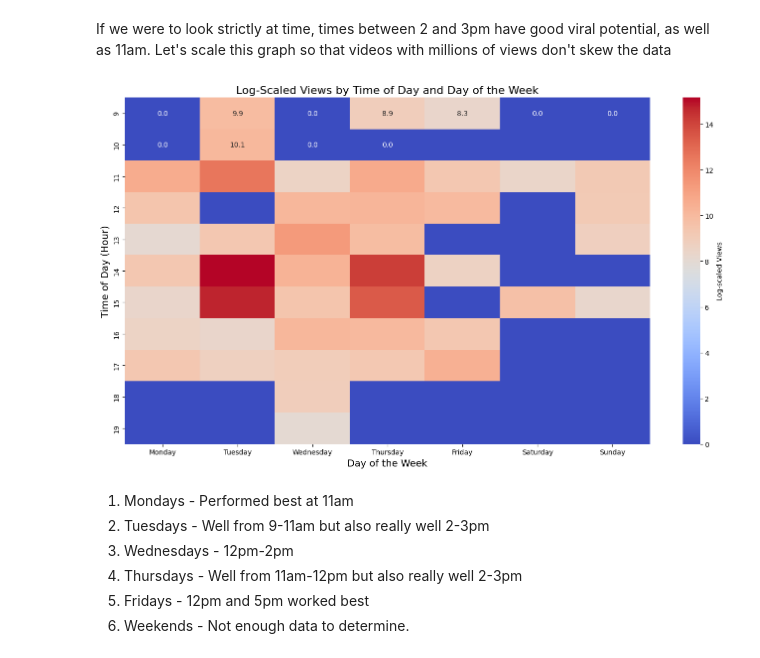
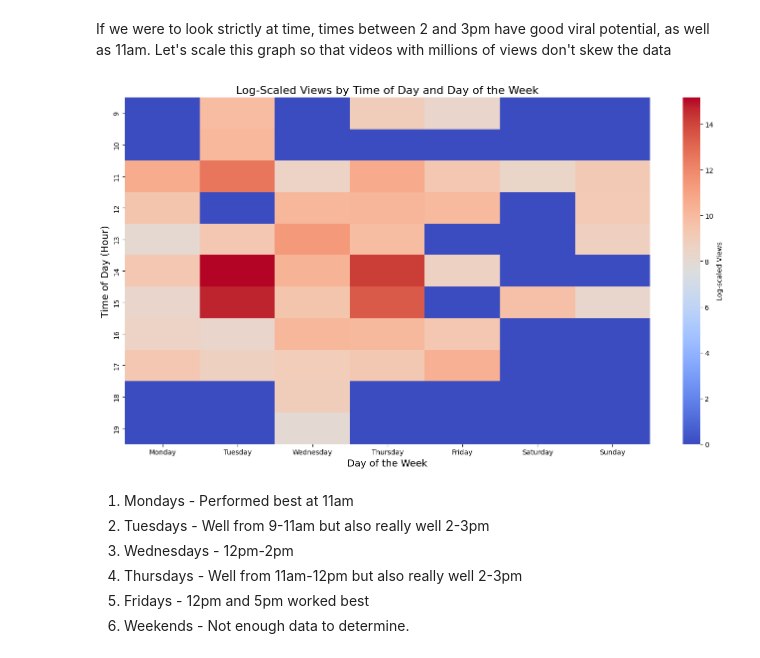
Before and after one commit to hjake22/washusocial24summerintern, a Jupyter notebook: exploringTikTokAnalytics.ipynb, the cells around one changed output. Cells and saved outputs as stored; diff of their text form; code cells hidden in the pictures.

```diff
--- a/exploringTikTokAnalytics.ipynb
+++ b/exploringTikTokAnalytics.ipynb
@@ -1256,32 +1256,32 @@ If we were to look strictly at time, times between 2 and 3pm have good viral pot
 # %%
 df['Day of week'] = pd.Categorical(df['Day of week'], categories=['Monday', 'Tuesday', 'Wednesday', 'Thursday', 'Friday', 'Saturday', 'Sunday'], ordered=True)
 
 # Extract the hour from 'Time of day'
 df['Hour'] = pd.to_datetime(df['Time of day'], format='%H:%M').dt.hour
 
 # Aggregate the data to get the sum of views for each combination of day and hour
 views_by_day_hour = df.pivot_table(index='Hour', columns='Day of week', values='Views', aggfunc='sum', fill_value=0)
 
 # Apply a logarithmic scale to the view counts
 views_by_day_hour_log = np.log1p(views_by_day_hour)  # Using log1p to handle zero values
 
 # Fill any NaN values that might be present
-views_by_day_hour_log = views_by_day_hour_log.fillna(0)
+#views_by_day_hour_log = views_by_day_hour_log.fillna(0)
 
 # Plot the heatmap
 plt.figure(figsize=(14, 8))
-sns.heatmap(views_by_day_hour_log, cmap='coolwarm', annot=True, fmt='.1f', cbar_kws={'label': 'Log-scaled Views'})
+sns.heatmap(views_by_day_hour_log, cmap='coolwarm', annot=False, fmt='.1f', cbar_kws={'label': 'Log-scaled Views'})
 
 # Set the title and labels
 plt.title('Log-Scaled Views by Time of Day and Day of the Week', fontsize=16)
 plt.xlabel('Day of the Week', fontsize=14)
 plt.ylabel('Time of Day (Hour)', fontsize=14)
 
 # Show the plot
 plt.tight_layout()
 plt.show()
 # %% [output]
-[figure, old version]
+[figure, new version]
 # %% [markdown]
 1. Mondays - Performed best at 11am
 2. Tuesdays - Well from 9-11am but also really well 2-3pm
```
Also changed, not shown: parts of 3 cells of this notebook.
